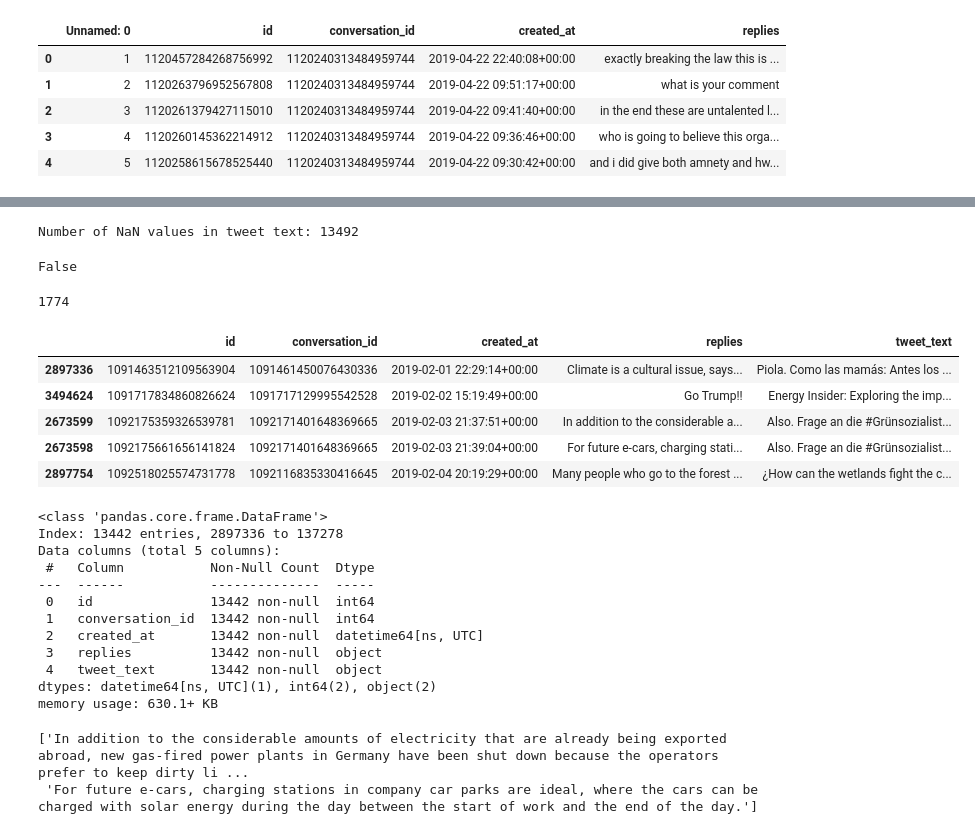
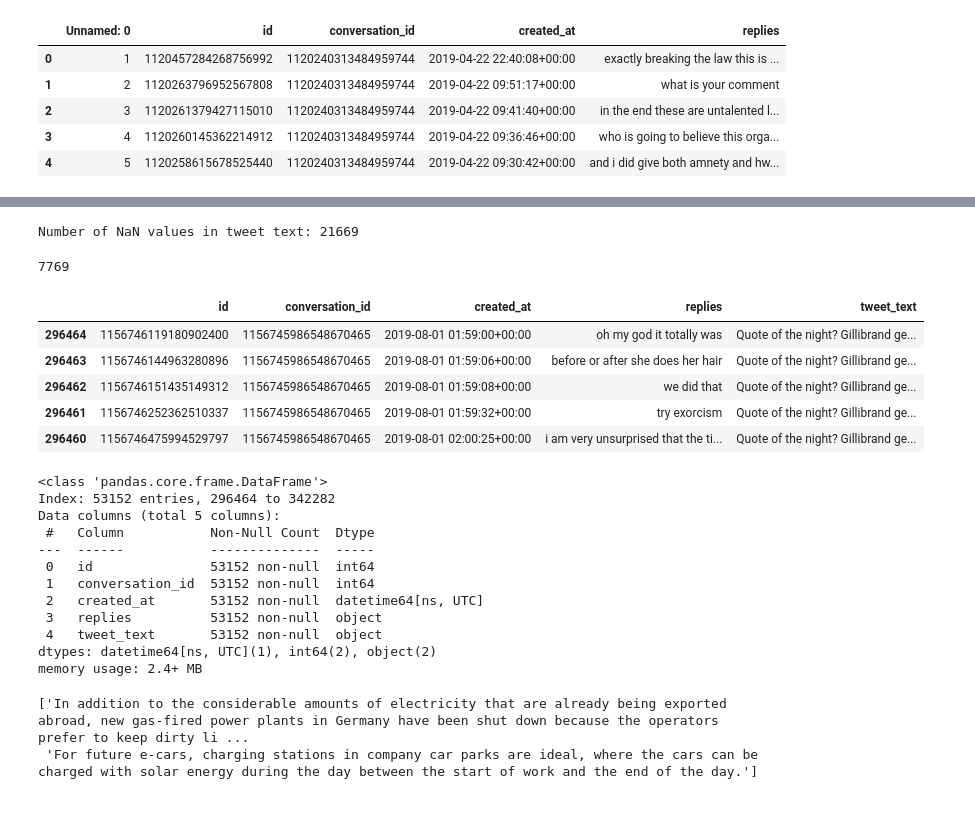
Before and after one commit to tyagiprnv/masterthesis, a Jupyter notebook: src/notebooks/data_preprocessing.ipynb, the cells around one changed output, grey strips where cells are left out. Drawn from its saved outputs; the diff is of its cells as text; code cells hidden in the pictures.

Commit message:
work on august data

```diff
--- a/src/notebooks/data_preprocessing.ipynb
+++ b/src/notebooks/data_preprocessing.ipynb
@@ -92,7 +99,7 @@ def extract_tweet_id(filename):
     return match.group(1) if match else None
 # %%
 tweet_texts = {}
-tweets_directory = '/work/ptyagi/ClimateVisions/Tweet_Text/2019/02_February'
+tweets_directory = '/work/ptyagi/ClimateVisions/Tweet_Text/2019/08_August'
 extracted_tweet_ids = []
 
 for filename in os.listdir(tweets_directory):
@@ -124,2 +129,4 @@ tweet_replies_feb_2019 = replies_feb_2019.copy()
+# %%
+tweet_replies_aug_2019 = replies_aug_2019.copy()
 # %%
-tweet_replies_feb_2019['tweet_text'] = replies_feb_2019['conversation_id'].map(tweet_texts)
+tweet_replies_aug_2019['tweet_text'] = replies_aug_2019['conversation_id'].map(tweet_texts)
@@ -142,41 +149,37 @@ tweet_replies_feb_2019
 # %%
-nan_count = tweet_replies_feb_2019['tweet_text'].isna().sum()
+nan_count = tweet_replies_aug_2019['tweet_text'].isna().sum()
 
 print(f"Number of NaN values in tweet text: {nan_count}")
 # %% [output]
-Number of NaN values in tweet text: 13492
+Number of NaN values in tweet text: 21669
-# %%
-1090610792259600384 in extracted_tweet_ids
-# %% [output]
-False
 # %%
-tweet_replies_feb_2019.dropna(subset=['tweet_text', 'replies'], inplace=True)
+tweet_replies_aug_2019.dropna(subset=['tweet_text', 'replies'], inplace=True)
 # %%
-len(tweet_replies_feb_2019['conversation_id'].unique())
+len(tweet_replies_aug_2019['conversation_id'].unique())
 # %% [output]
-1774
+7769
 # %%
-tweet_replies_feb_2019.head()
+tweet_replies_aug_2019.head()
 # %% [output]
 |  | id | conversation_id | created_at | replies | tweet_text |
-| 2897336 | 1091463512109563904 | 1091461450076430336 | 2019-02-01 22:29:14+00:00 | Climate is a cultural issue, says... | Piola. Como las mamás: Antes los ... |
-| 3494624 | 1091717834860826624 | 1091717129995542528 | 2019-02-02 15:19:49+00:00 | Go Trump!! | Energy Insider: Exploring the imp... |
-| 2673599 | 1092175359326539781 | 1092171401648369665 | 2019-02-03 21:37:51+00:00 | In addition to the considerable a... | Also. Frage an die #Grünsozialist... |
-| 2673598 | 1092175661656141824 | 1092171401648369665 | 2019-02-03 21:39:04+00:00 | For future e-cars, charging stati... | Also. Frage an die #Grünsozialist... |
-| 2897754 | 1092518025574731778 | 1092116835330416645 | 2019-02-04 20:19:29+00:00 | Many people who go to the forest ... | ¿How can the wetlands fight the c... |
+| 296464 | 1156746119180902400 | 1156745986548670465 | 2019-08-01 01:59:00+00:00 | oh my god it totally was | Quote of the night? Gillibrand ge... |
+| 296463 | 1156746144963280896 | 1156745986548670465 | 2019-08-01 01:59:06+00:00 | before or after she does her hair | Quote of the night? Gillibrand ge... |
+| 296462 | 1156746151435149312 | 1156745986548670465 | 2019-08-01 01:59:08+00:00 | we did that | Quote of the night? Gillibrand ge... |
+| 296461 | 1156746252362510337 | 1156745986548670465 | 2019-08-01 01:59:32+00:00 | try exorcism | Quote of the night? Gillibrand ge... |
+| 296460 | 1156746475994529797 | 1156745986548670465 | 2019-08-01 02:00:25+00:00 | i am very unsurprised that the ti... | Quote of the night? Gillibrand ge... |
 # %%
-tweet_replies_feb_2019.info()
+tweet_replies_aug_2019.info()
 # %% [output]
 <class 'pandas.core.frame.DataFrame'>
-Index: 13442 entries, 2897336 to 137278
+Index: 53152 entries, 296464 to 342282
 Data columns (total 5 columns):
  #   Column           Non-Null Count  Dtype
 ---  ------           --------------  -----
- 0   id               13442 non-null  int64
- 1   conversation_id  13442 non-null  int64
- 2   created_at       13442 non-null  datetime64[ns, UTC]
- 3   replies          13442 non-null  object
- 4   tweet_text       13442 non-null  object
+ 0   id               53152 non-null  int64
+ 1   conversation_id  53152 non-null  int64
+ 2   created_at       53152 non-null  datetime64[ns, UTC]
+ 3   replies          53152 non-null  object
+ 4   tweet_text       53152 non-null  object
 dtypes: datetime64[ns, UTC](1), int64(2), object(2)
-memory usage: 630.1+ KB
+memory usage: 2.4+ MB
 # %%
```
Also changed, not shown: parts of 32 cells of this notebook.
